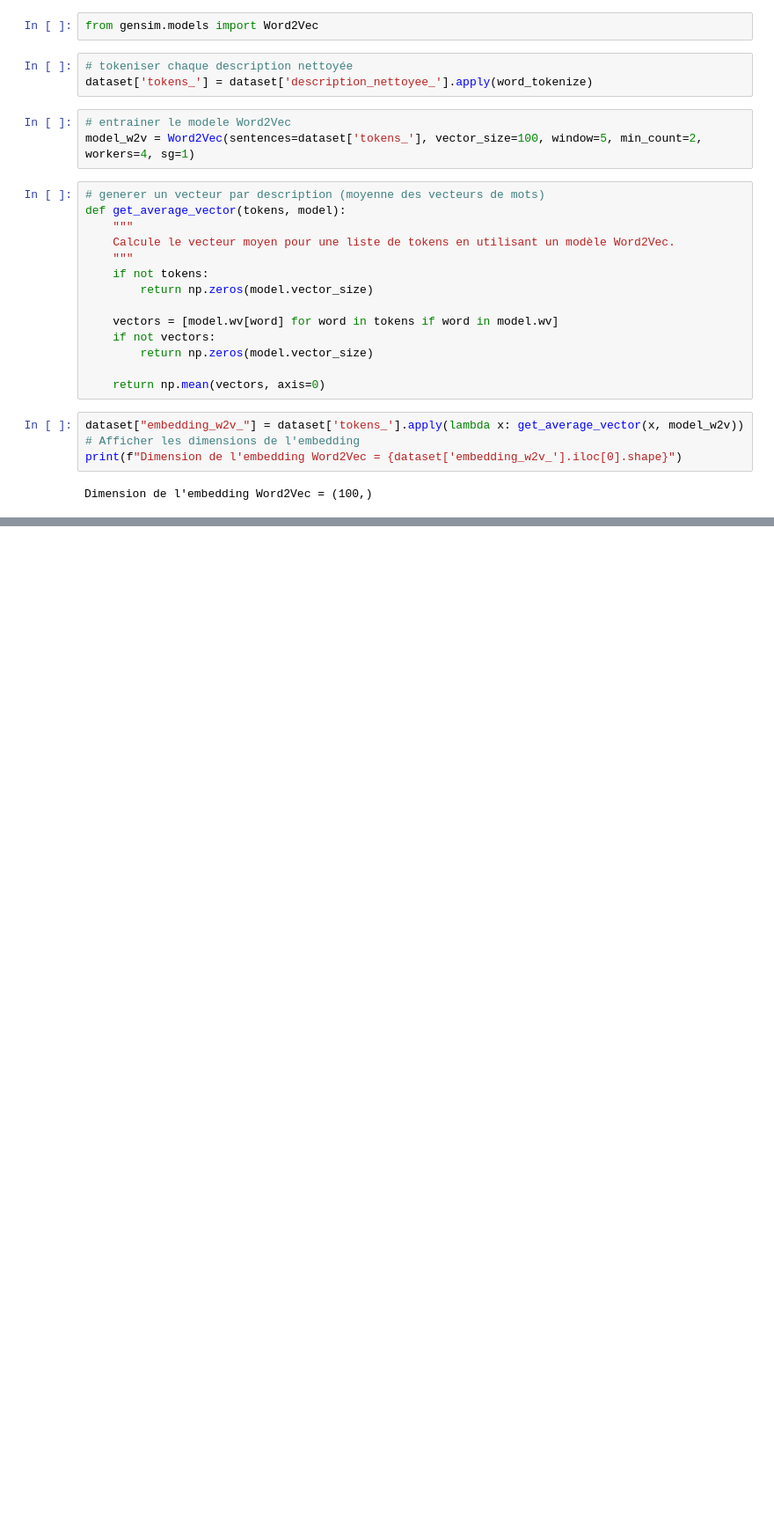
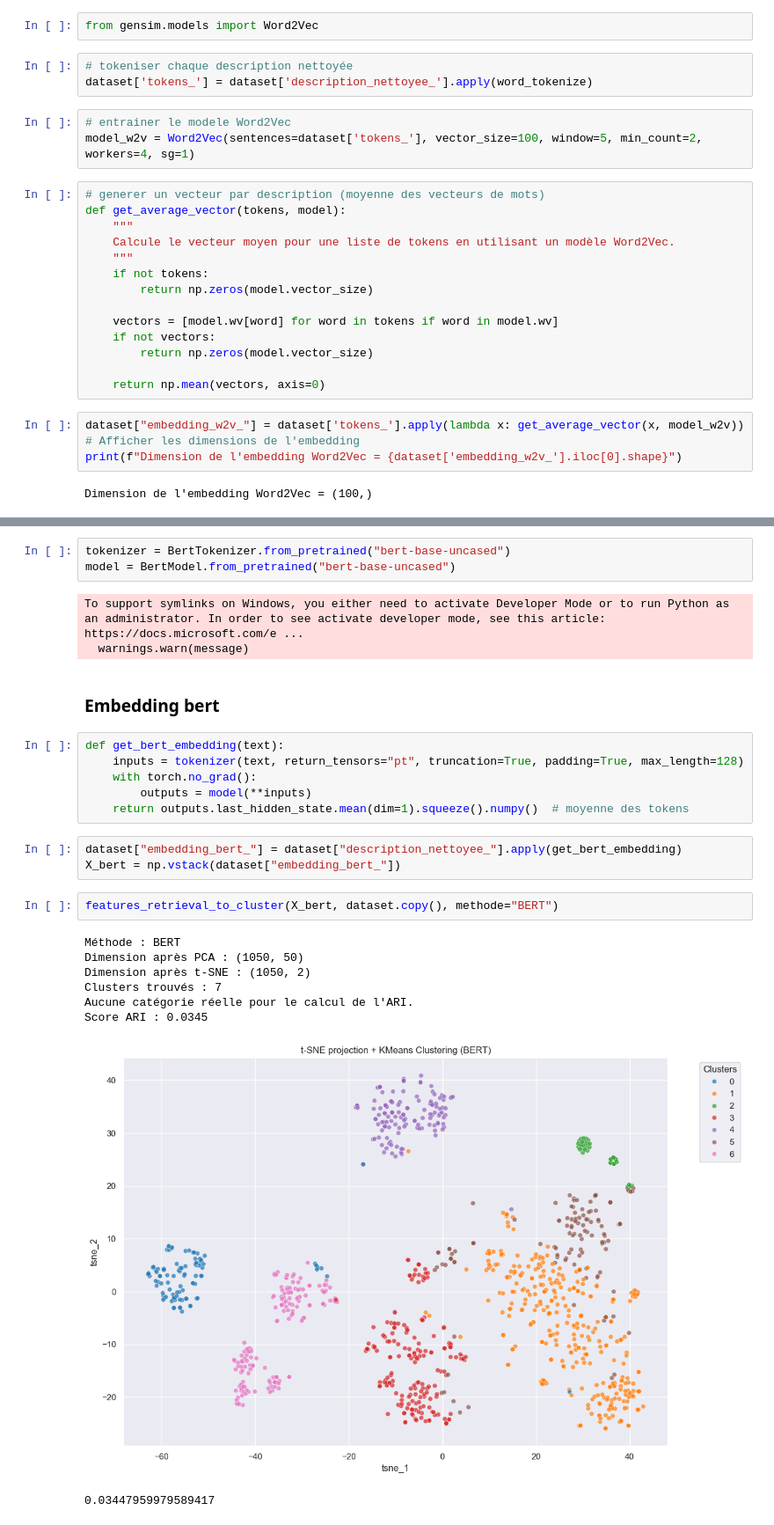
Before and after one commit to TheoChastrePradat/OC_DataScientist_P6, a Jupyter notebook: Projet_6/Script/flipkart_script.ipynb, the cells around one changed output, grey strips where cells are left out. Shown at 88% size. Drawn from its saved outputs; the diff is of its cells as text; blank space fills up the shorter version.

```diff
--- a/Projet_6/Script/flipkart_script.ipynb
+++ b/Projet_6/Script/flipkart_script.ipynb
@@ -615,0 +705,28 @@ Name: embedding_w2v_, dtype: object
+# %%
+tokenizer = BertTokenizer.from_pretrained("bert-base-uncased")
+model = BertModel.from_pretrained("bert-base-uncased")
+# %% [output]
+To support symlinks on Windows, you either need to activate Developer Mode or to run Python as an administrator. In order to see activate developer mode, see this article: https://docs.microsoft.com/e ...
+  warnings.warn(message)
+# %% [markdown]
+### Embedding bert
+# %%
+def get_bert_embedding(text):
+    inputs = tokenizer(text, return_tensors="pt", truncation=True, padding=True, max_length=128)
+    with torch.no_grad():
+        outputs = model(**inputs)
+    return outputs.last_hidden_state.mean(dim=1).squeeze().numpy()  # moyenne des tokens
+# %%
+dataset["embedding_bert_"] = dataset["description_nettoyee_"].apply(get_bert_embedding)
+X_bert = np.vstack(dataset["embedding_bert_"])
+# %%
+features_retrieval_to_cluster(X_bert, dataset.copy(), methode="BERT")
+# %% [output]
+Méthode : BERT
+Dimension après PCA : (1050, 50)
+Dimension après t-SNE : (1050, 2)
+Clusters trouvés : 7
+Aucune catégorie réelle pour le calcul de l'ARI.
+Score ARI : 0.0345
+[figure, added]
+0.03447959979589417
```
Also changed, not shown: parts of 42 cells of this notebook.
